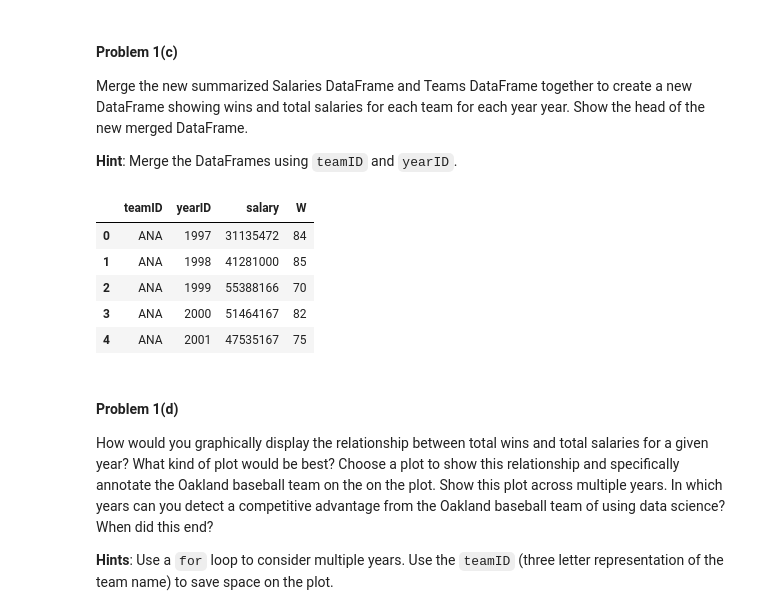
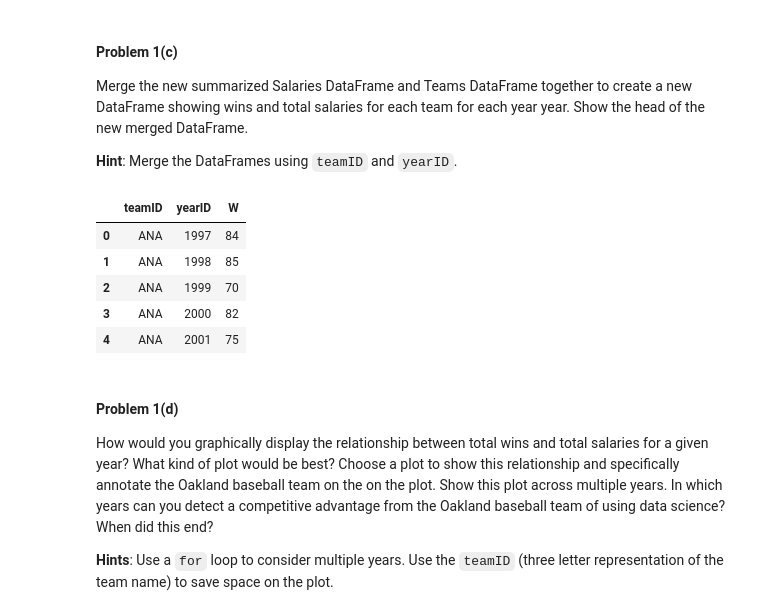
Before and after one commit to lbz320/CS109_2014_MySolution, a Jupyter notebook: HW1.ipynb, the cells around one changed output. Saved outputs shown, nothing was run; the diff lists cells and outputs as text; code cells hidden in the pictures.

```diff
--- a/HW1.ipynb
+++ b/HW1.ipynb
@@ -117,15 +112,15 @@ showing wins and total salaries for each team for each year year. Show the head
 **Hint**: Merge the DataFrames using `teamID` and `yearID`.
 # %%
 #merging salaries and teams dataframe
-df_merged = pd.merge(grouped_sal, df_teams[['teamID','yearID','W']], on = ['teamID', 'yearID'], how = 'inner')
-df_merged.head()
+df_merged = pd.merge(grouped_sal, df_teams, on = ['teamID', 'yearID'], how = 'inner')
+df_merged.loc[:,['teamID','yearID','W']].head()
 # %% [output]
-|  | teamID | yearID | salary | W |
-| 0 | ANA | 1997 | 31135472 | 84 |
-| 1 | ANA | 1998 | 41281000 | 85 |
-| 2 | ANA | 1999 | 55388166 | 70 |
-| 3 | ANA | 2000 | 51464167 | 82 |
-| 4 | ANA | 2001 | 47535167 | 75 |
+|  | teamID | yearID | W |
+| 0 | ANA | 1997 | 84 |
+| 1 | ANA | 1998 | 85 |
+| 2 | ANA | 1999 | 70 |
+| 3 | ANA | 2000 | 82 |
+| 4 | ANA | 2001 | 75 |
 # %% [markdown]
 #### Problem 1(d)
 
```
Also changed, not shown: parts of 8 cells of this notebook, 2 other files.
